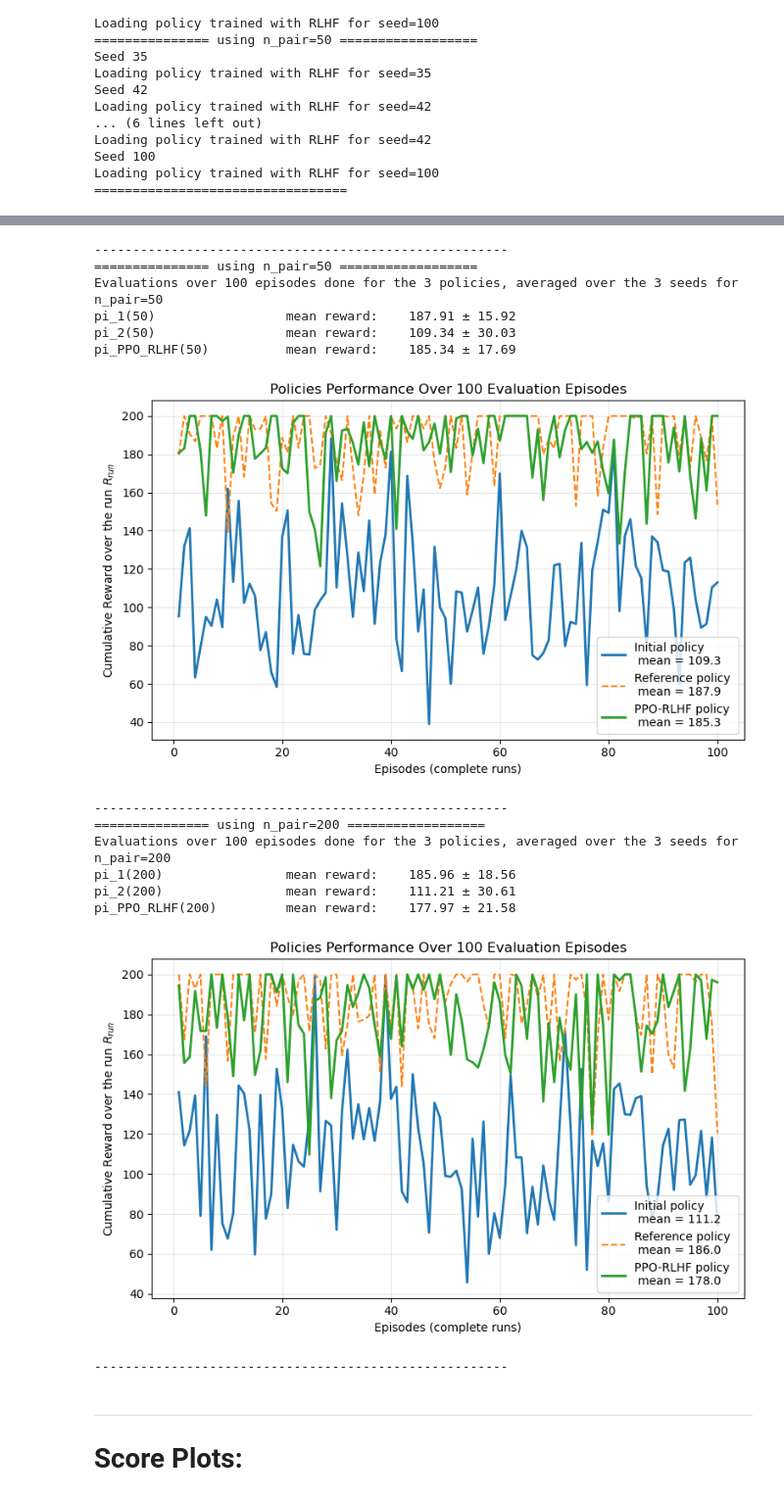
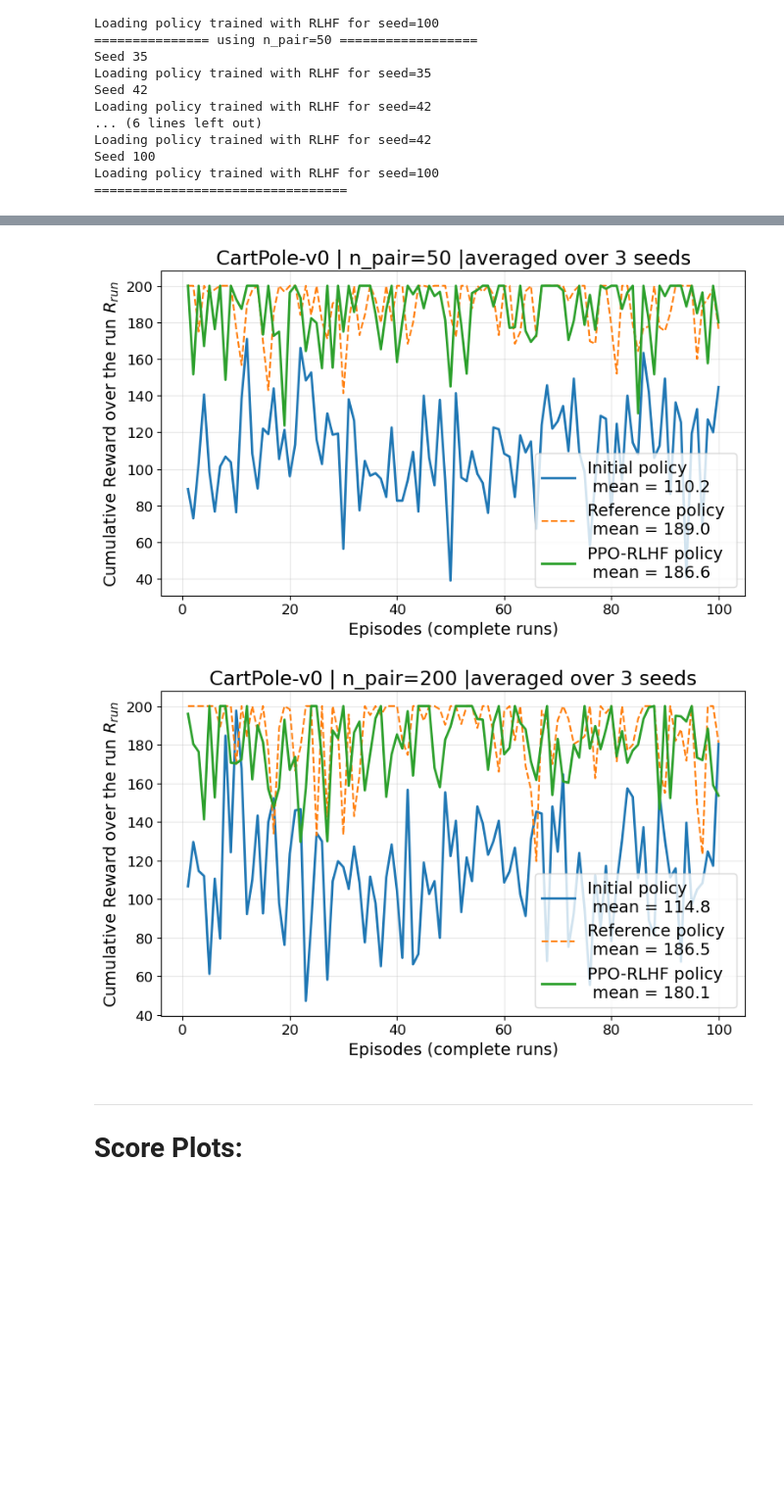
Before and after one commit to yk985/RL-RLHF, a Jupyter notebook: RLHF_Final_CartPole_v0.ipynb, the cells around one changed output, grey strips where cells are left out. Shown at 98% size. Drawn from its saved outputs; the diff is of its cells as text; code cells hidden in the pictures; blank space fills up the shorter version.

Commit message:
Refactor code structure for improved readability and maintainability, plus added final figures concerning CartPole-v0,, with PPO-RLHF

```diff
--- a/RLHF_Final_CartPole_v0.ipynb
+++ b/RLHF_Final_CartPole_v0.ipynb
@@ -243,7 +243,7 @@ for i, n_pair in enumerate(pair_list):
     R_ppo_rlhf = 0
 
     for seed, (pi_1, pi_2), pi_ppo_rlhf in zip(seeds_list, Policy_list, Policy_pporlhf_list[i]):
-        seed_eval = seed+32
+        seed_eval = seed+34
         _, pi1_rewards          = evaluate_policy(pi_1,     env, n_episodes=n_eval, seed=seed_eval)
         _, pi2_rewards          = evaluate_policy(pi_2,     env, n_episodes=n_eval, seed=seed_eval)
         _, pi_ppo_rlhf_rewards  = evaluate_policy(pi_ppo_rlhf, env, n_episodes=n_eval, seed=seed_eval)
@@ -261,7 +261,7 @@ for i, n_pair in enumerate(pair_list):
         # print(f"pi_RLHF({seed})     \t mean reward: \t {np.mean(pi_rlhf_rewards):.2f} ± {np.std(pi_rlhf_rewards):.2f}")
         print(f"pi_PPO_RLHF({n_pair}) \t mean reward: \t {np.mean(R_ppo_rlhf):.2f} ± {np.std(R_ppo_rlhf):.2f}")
     if plot_scores:
-        plot_scores_RLHF(R_init, R_ref, R_ppo_rlhf, algo="PPO-RLHF")
+        plot_scores_RLHF(R_init, R_ref, R_ppo_rlhf, algo="PPO-RLHF", save=True, n_pair=n_pair, env_name=env_name)
 
         print("------------------------------------------------------")
 # %% [output]
@@ -276,18 +289,5 @@ pi_PPO_RLHF(20)          mean reward:    175.13 ± 24.55
-------------------------------------------------------
-=============== using n_pair=50 ==================
-Evaluations over 100 episodes done for the 3 policies, averaged over the 3 seeds for n_pair=50
-pi_1(50)                 mean reward:    187.91 ± 15.92
-pi_2(50)                 mean reward:    109.34 ± 30.03
-pi_PPO_RLHF(50)          mean reward:    185.34 ± 17.69
-[figure, old version]
+[figure, new version]
-------------------------------------------------------
-=============== using n_pair=200 ==================
-Evaluations over 100 episodes done for the 3 policies, averaged over the 3 seeds for n_pair=200
-pi_1(200)                mean reward:    185.96 ± 18.56
-pi_2(200)                mean reward:    111.21 ± 30.61
-pi_PPO_RLHF(200)         mean reward:    177.97 ± 21.58
-[figure, old version]
+[figure, new version]
-------------------------------------------------------
 # %% [markdown]
 ***
 # Score Plots:
```
Also changed, not shown: parts of 1 cell of this notebook, 12 other files.
